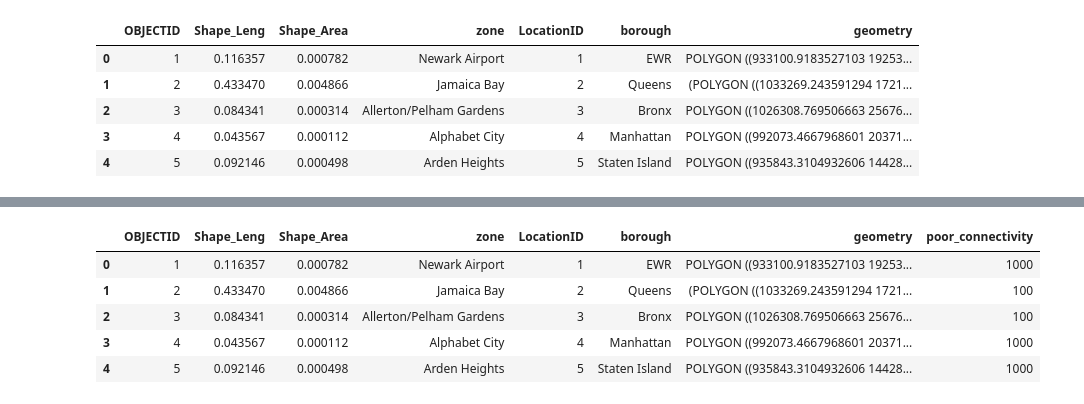
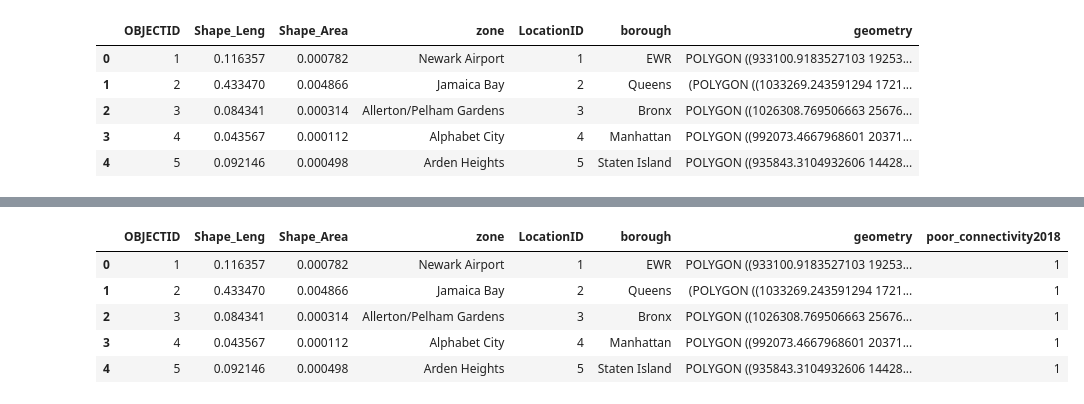
Before and after one commit to sannath/CSC501, a Jupyter notebook: Assignment-2/Taxi_DB_1M_nikita.ipynb, the cells around one changed output, grey strips where cells are left out. Drawn from its saved outputs; the diff is of its cells as text; code cells hidden in the pictures.

```diff
--- a/Assignment-2/Taxi_DB_1M_nikita.ipynb
+++ b/Assignment-2/Taxi_DB_1M_nikita.ipynb
@@ -136,0 +117,11 @@ print(len(df))
+# %%
+%%time
+import psycopg2
+from sqlalchemy import create_engine
+
+conn = psycopg2.connect("host=localhost dbname=movie-data user=postgres password='postgres'")
+cur = conn.cursor()
+# poor connectivity in 2018
+cur.execute("select distinct DOLocationID,Store_and_fwd_flag from taxisample where date_part('year', tpep_pickup_datetime)=2018 and store_and_fwd_flag='N'")
+result = list(dict.fromkeys(cur))
+result.sort()
@@ -142,9 +135,9 @@ min_df = df['LocationID']
 
 for j in range(len(min_df)):
     if np.isin(min_df[j],result):
-        poor_connectivity.append(1000)
+        poor_connectivity.append(1)
     else:
-        poor_connectivity.append(100)
-df['poor_connectivity'] = poor_connectivity
+        poor_connectivity.append(0)
+df['poor_connectivity2018'] = poor_connectivity
 df.head()
 # %% [output]
@@ -152,6 +145,6 @@ Wall time: 80 ms
-|  | OBJECTID | Shape_Leng | Shape_Area | zone | LocationID | borough | geometry | poor_connectivity |
-| 0 | 1 | 0.116357 | 0.000782 | Newark Airport | 1 | EWR | POLYGON ((933100.9183527103 19253... | 1000 |
-| 1 | 2 | 0.433470 | 0.004866 | Jamaica Bay | 2 | Queens | (POLYGON ((1033269.243591294 1721... | 100 |
-| 2 | 3 | 0.084341 | 0.000314 | Allerton/Pelham Gardens | 3 | Bronx | POLYGON ((1026308.769506663 25676... | 100 |
-| 3 | 4 | 0.043567 | 0.000112 | Alphabet City | 4 | Manhattan | POLYGON ((992073.4667968601 20371... | 1000 |
-| 4 | 5 | 0.092146 | 0.000498 | Arden Heights | 5 | Staten Island | POLYGON ((935843.3104932606 14428... | 1000 |
+|  | OBJECTID | Shape_Leng | Shape_Area | zone | LocationID | borough | geometry | poor_connectivity2018 |
+| 0 | 1 | 0.116357 | 0.000782 | Newark Airport | 1 | EWR | POLYGON ((933100.9183527103 19253... | 1 |
+| 1 | 2 | 0.433470 | 0.004866 | Jamaica Bay | 2 | Queens | (POLYGON ((1033269.243591294 1721... | 1 |
+| 2 | 3 | 0.084341 | 0.000314 | Allerton/Pelham Gardens | 3 | Bronx | POLYGON ((1026308.769506663 25676... | 1 |
+| 3 | 4 | 0.043567 | 0.000112 | Alphabet City | 4 | Manhattan | POLYGON ((992073.4667968601 20371... | 1 |
+| 4 | 5 | 0.092146 | 0.000498 | Arden Heights | 5 | Staten Island | POLYGON ((935843.3104932606 14428... | 1 |
```
Also changed, not shown: parts of 17 cells of this notebook.
